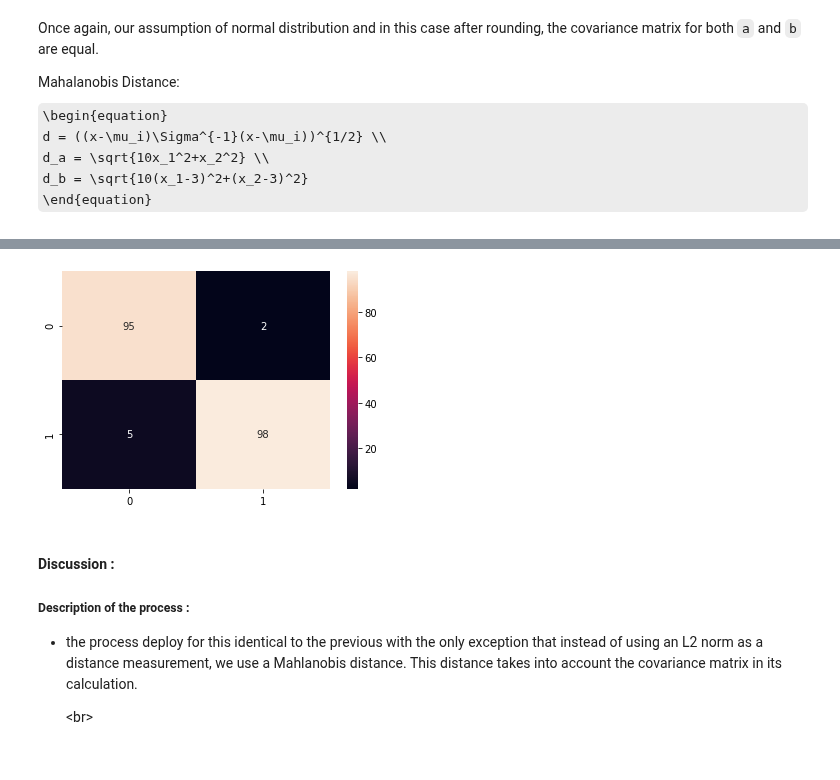
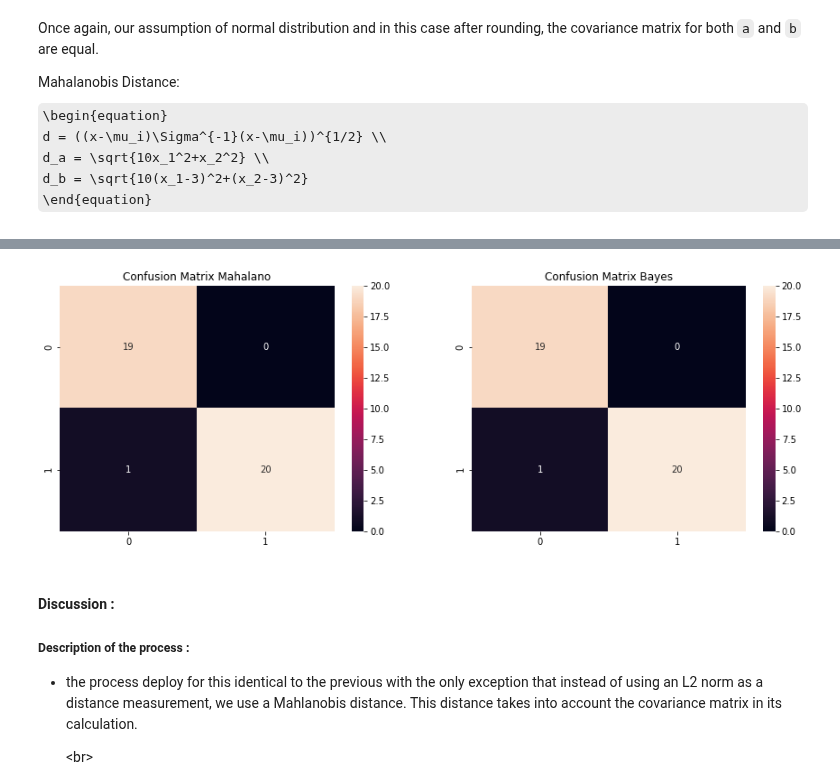
Before and after one commit to Andrea-Oliveri/Image-Processing-Assignements, a Jupyter notebook: Labs/lab_03_classification.ipynb, the cells around one changed output, grey strips where cells are left out. Saved outputs shown, nothing was run; the diff lists cells and outputs as text; code cells hidden in the pictures; some formulas as TeX source; blank space fills up the shorter version.

Commit message:
added some more conf matrix

```diff
--- a/Labs/lab_03_classification.ipynb
+++ b/Labs/lab_03_classification.ipynb
@@ -203,7 +204,7 @@ Parametric:
 # %%
 # decision boundary
 def d1(x,y):
-    return 3/10*x + 3*y - 99/20
+    return -3/10*x - 3*y + 99/20
 def d2(x,y):
     return 1/2*(9/10*x**2-1/5*y**2) + 10*x + 50
 def d3(x,y):
@@ -220,11 +221,16 @@ def h(x,y):
     ret = np.zeros_like(x)
     for i in range(r):
         for j in range(c):
-            if bools1[i,j] >= 0:
+            if bools2[i,j] > 0 and bools3[i,j] > 0:
+                # dealing with non-zero values but close to
+                r = 0.1
+                if bools1[i,j] > r or bools1[i,j] < -r:
+                    bools1[i,j] = 3*r
+                ret[i,j] = bools1[i,j]
+            elif bools1[i,j] > 0:
                 ret[i,j] = bools2[i,j]
             elif bools1[i,j] < 0:
                 ret[i,j] = bools3[i,j]
-            # tofinish
 
     return ret
 # %%
@@ -403,8 +435,4 @@ def db(x):
     return np.sqrt(10*centered[:,1]+centered[:,0])
 
 def classify_mahalanobis(x):
-    return da(x) <= db(x) #True -> belongs to class a else class b
-
-# checking classification by mahalanobis
-print(np.sum(da(a) <= db(a))/len(a))
-print(np.sum(db(b) <= da(b))/len(b))
+    return da(x) >= db(x) #True -> belongs to class b else class a
@@ -439,6 +480,6 @@ plt.show()
 # comparison Complete vs Mahalanobis by confusion matrices
 np.random.seed(10)
 
-sample_size = 100
+sample_size = 20
 sample_a = a[np.random.choice(len(a), sample_size)]
 sample_b = b[np.random.choice(len(b), sample_size)]
@@ -455,14 +486,20 @@ plt.show()
 # %%
+y_predmahalano = np.concatenate((classify_mahalanobis(sample_a),
+                         classify_mahalanobis(sample_b))).astype(int)
+y_ground = np.asarray(len(sample_a) * [0] + len(sample_b) * [1])
+
 resa = np.array([classify_bayes(a_s) for a_s in sample_a])
 resb = np.array([classify_bayes(b_s) for b_s in sample_b])
-y_pred = np.concatenate((resa,resb)).astype(int)
-y_ground = np.asarray(len(sample_a) * [1] + len(sample_b) * [0])
+y_predbayes = np.concatenate((resa,resb)).astype(int)
 
-# plt.figure(figsize=(15,15))
-sns.heatmap(confusion_matrix(y_pred,y_ground),annot=True)
+fig,ax = plt.subplots(1,2,figsize=(15,5))
+g1 = sns.heatmap(confusion_matrix(y_predmahalano,y_ground),annot=True,ax=ax[0])
+g2 = sns.heatmap(confusion_matrix(y_predbayes,y_ground),annot=True,ax=ax[1])
+g1.set_title('Confusion Matrix Mahalano')
+g2.set_title('Confusion Matrix Bayes')
 plt.show()
 # %% [output]
-[figure, old version]
+[figure, new version]
 # %% [markdown]
 #### Discussion :
 
```
Also changed, not shown: parts of 13 cells of this notebook.
